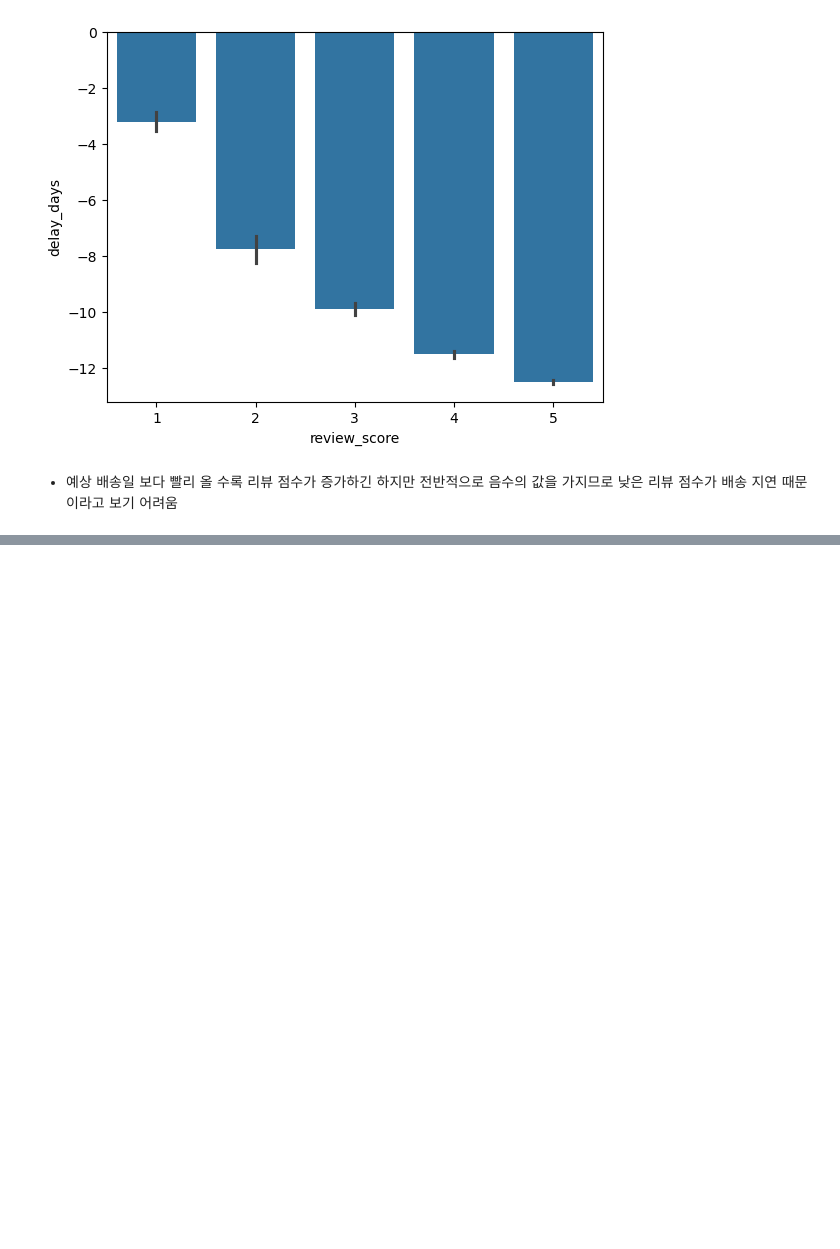
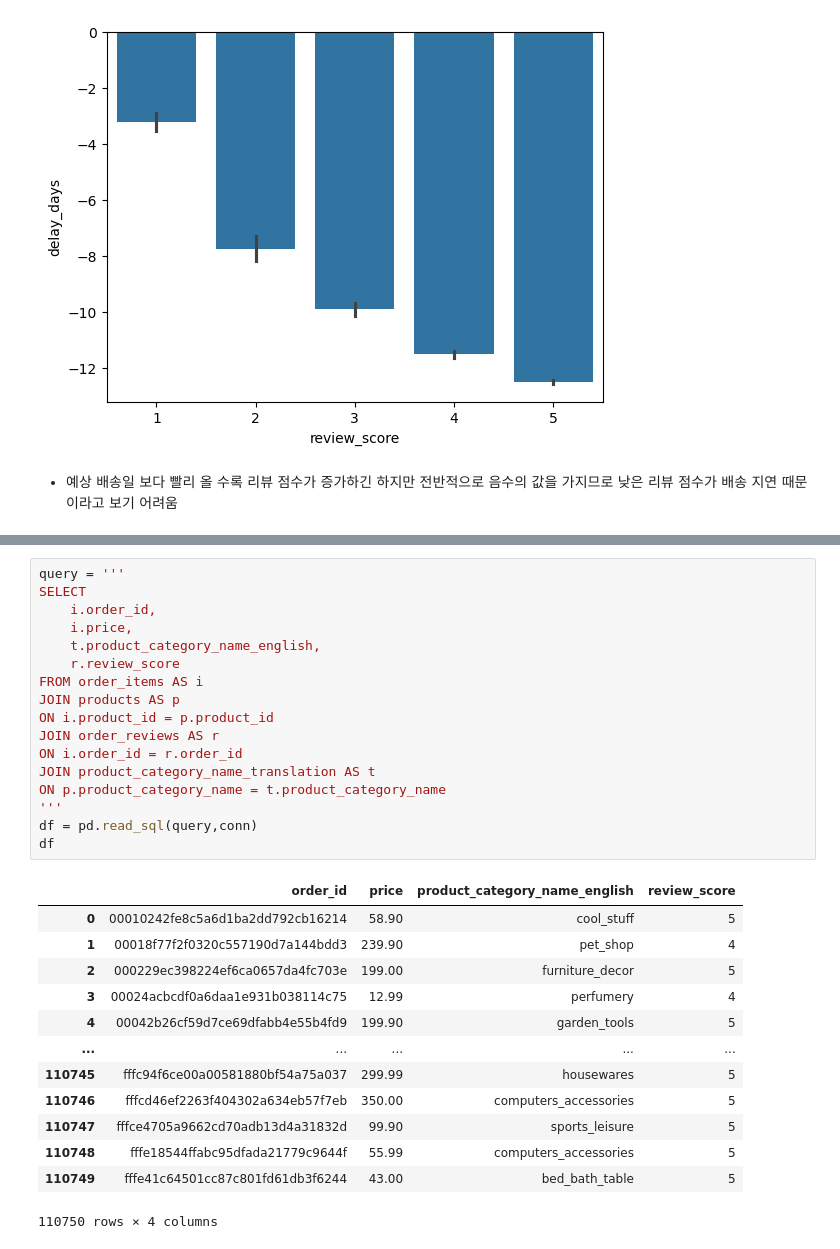
Before and after one commit to taaesu/olist_sql_python_analysis, a Jupyter notebook: olist_analysis.ipynb, the cells around one changed output, grey strips where cells are left out. Drawn from its saved outputs; the diff is of its cells as text; blank space fills up the shorter version.

```diff
--- a/olist_analysis.ipynb
+++ b/olist_analysis.ipynb
@@ -147,0 +157,31 @@ sns.barplot(data=df_delay, x='review_score',y='delay_days');
+# %%
+query = '''
+SELECT
+    i.order_id,
+    i.price,
+    t.product_category_name_english,
+    r.review_score
+FROM order_items AS i
+JOIN products AS p
+ON i.product_id = p.product_id
+JOIN order_reviews AS r
+ON i.order_id = r.order_id
+JOIN product_category_name_translation AS t
+ON p.product_category_name = t.product_category_name
+'''
+df = pd.read_sql(query,conn)
+df
+# %% [output]
+|  | order_id | price | product_category_name_english | review_score |
+| 0 | 00010242fe8c5a6d1ba2dd792cb16214 | 58.90 | cool_stuff | 5 |
+| 1 | 00018f77f2f0320c557190d7a144bdd3 | 239.90 | pet_shop | 4 |
+| 2 | 000229ec398224ef6ca0657da4fc703e | 199.00 | furniture_decor | 5 |
+| 3 | 00024acbcdf0a6daa1e931b038114c75 | 12.99 | perfumery | 4 |
+| 4 | 00042b26cf59d7ce69dfabb4e55b4fd9 | 199.90 | garden_tools | 5 |
+| ... | ... | ... | ... | ... |
+| 110745 | fffc94f6ce00a00581880bf54a75a037 | 299.99 | housewares | 5 |
+| 110746 | fffcd46ef2263f404302a634eb57f7eb | 350.00 | computers_accessories | 5 |
+| 110747 | fffce4705a9662cd70adb13d4a31832d | 99.90 | sports_leisure | 5 |
+| 110748 | fffe18544ffabc95dfada21779c9644f | 55.99 | computers_accessories | 5 |
+| 110749 | fffe41c64501cc87c801fd61db3f6244 | 43.00 | bed_bath_table | 5 |
+110750 rows × 4 columns
```
Also changed, not shown: parts of 5 cells of this notebook.
